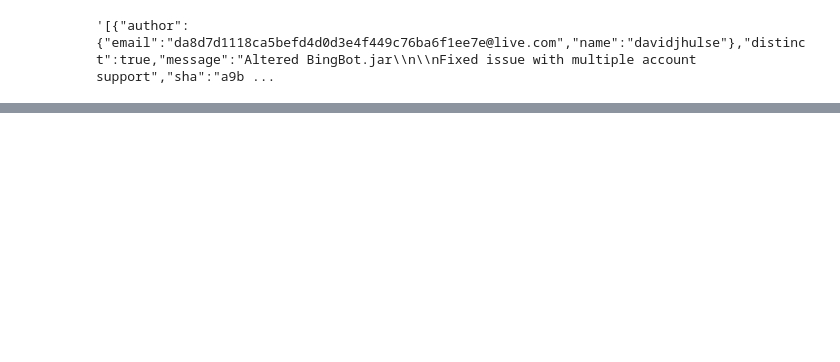
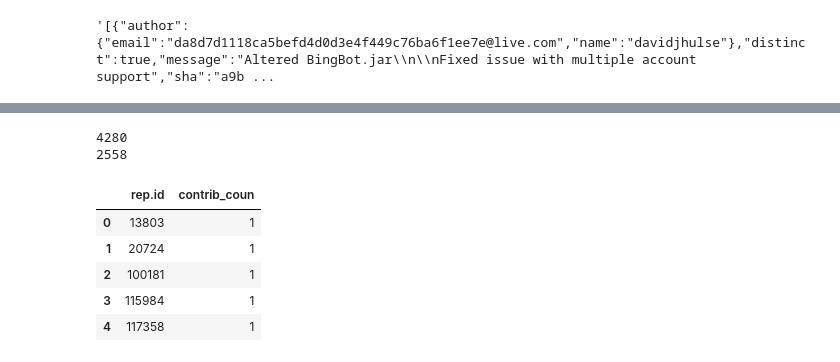
Before and after one commit to prithvikolla/GitHub_Repository_Analysis, a Jupyter notebook: GRA_Analysis.ipynb, the cells around one changed output, grey strips where cells are left out. Cells and saved outputs as stored; diff of their text form; code cells hidden in the pictures; blank space fills up the shorter version.

```diff
--- a/GRA_Analysis.ipynb
+++ b/GRA_Analysis.ipynb
@@ -255,0 +284,6 @@ df_GRA['payload.commits'][0]
+# %%
+print(len(df_Push_copy['repo.id']))
+print(len(df_Push_copy['repo.id'].unique()))
+# %% [output]
+4280
+2558
@@ -255,0 +292,9 @@ df_GRA['payload.commits'][0]
+# %%
+df_push_unique.head()
+# %% [output]
+|  | rep.id | contrib_coun |
+| 0 | 13803 | 1 |
+| 1 | 20724 | 1 |
+| 2 | 100181 | 1 |
+| 3 | 115984 | 1 |
+| 4 | 117358 | 1 |
```
Also changed, not shown: parts of 13 cells of this notebook.
